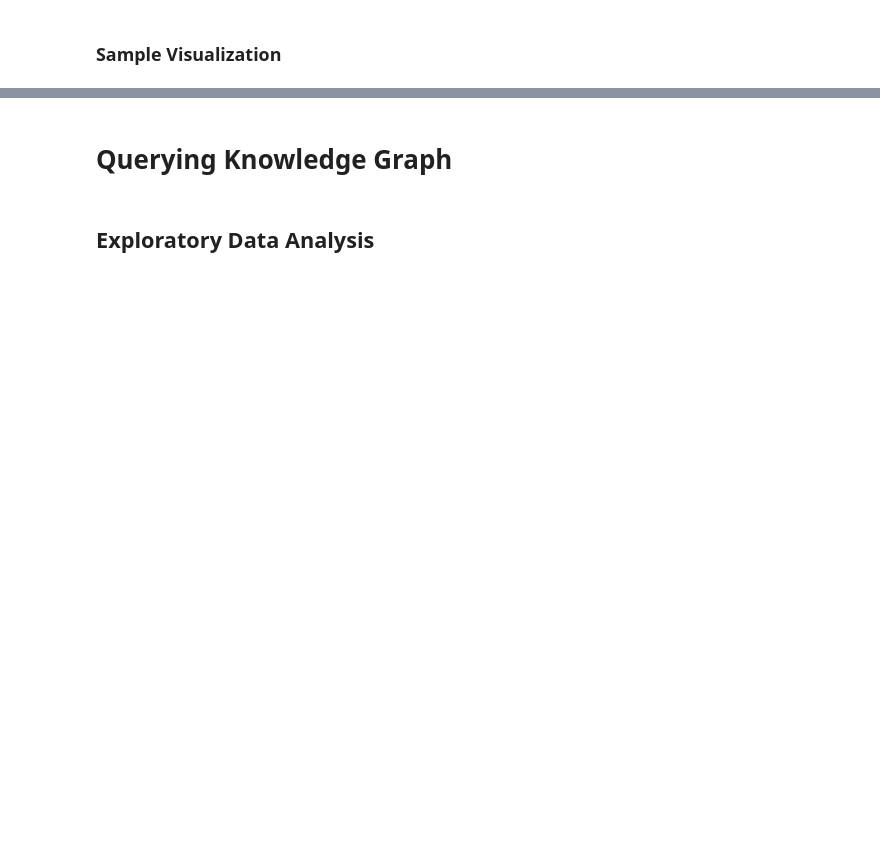
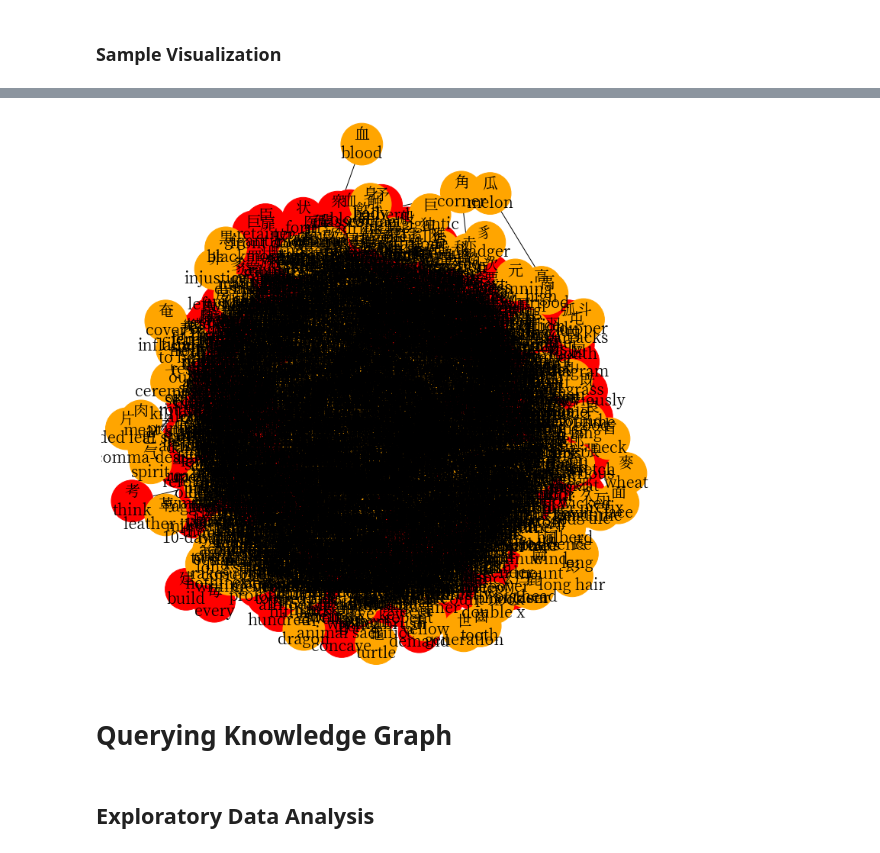
Before and after one commit to Ifkarsyah/kanjigen, a Jupyter notebook: kanjigen-be/s2_networkx/TA2 - v2.ipynb, the cells around one changed output, grey strips where cells are left out. Cells and saved outputs as stored; diff of their text form; code cells hidden in the pictures; blank space fills up the shorter version.

```diff
--- a/kanjigen-be/s2_networkx/TA2 - v2.ipynb
+++ b/kanjigen-be/s2_networkx/TA2 - v2.ipynb
@@ -293,5 +309,7 @@ visualize_graph(Graph=sg['sample_nodes'](180), figsize=(5,5))
 # %%
-visualize_graph(Graph=sg['full_graph'], figsize=(10,10))
+visualize_graph(Graph=sg['full_graph'], figsize=(10,10), node_size)
+# %% [output]
+[figure, added]
 # %% [markdown]
 # Querying Knowledge Graph
 # %% [markdown]
```
Also changed, not shown: parts of 22 cells of this notebook.
